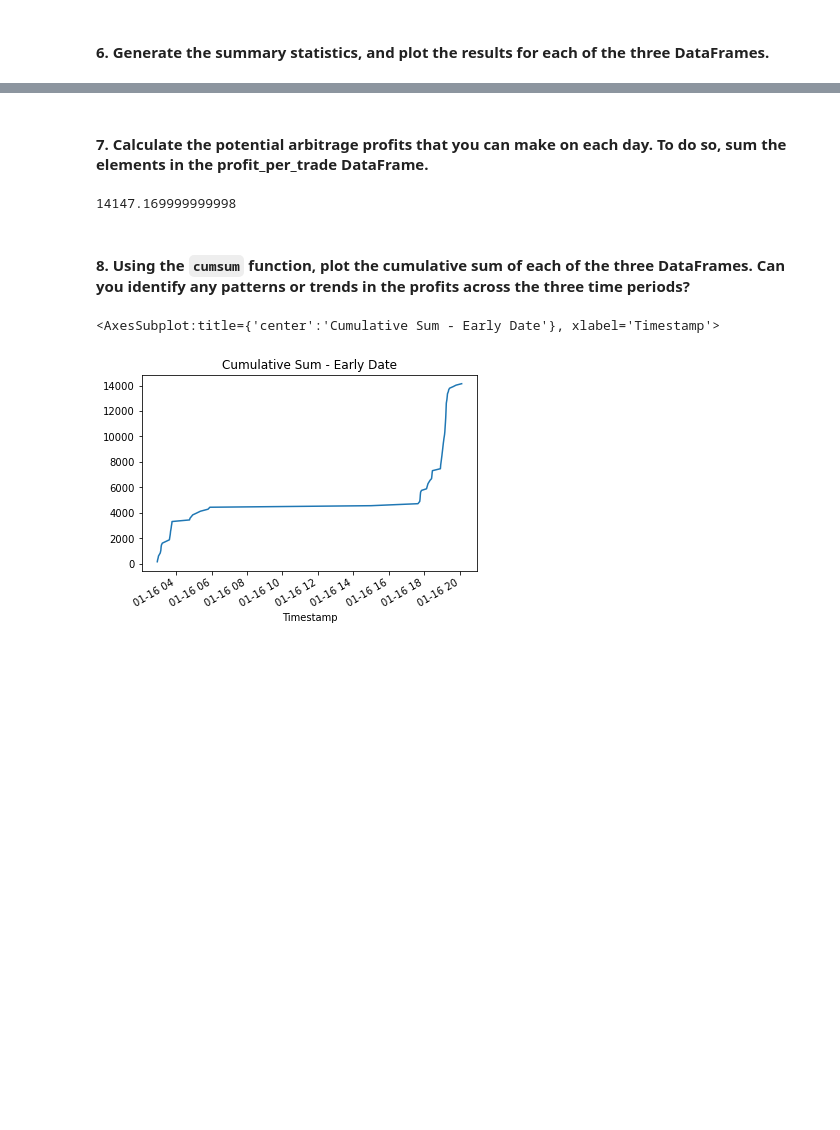
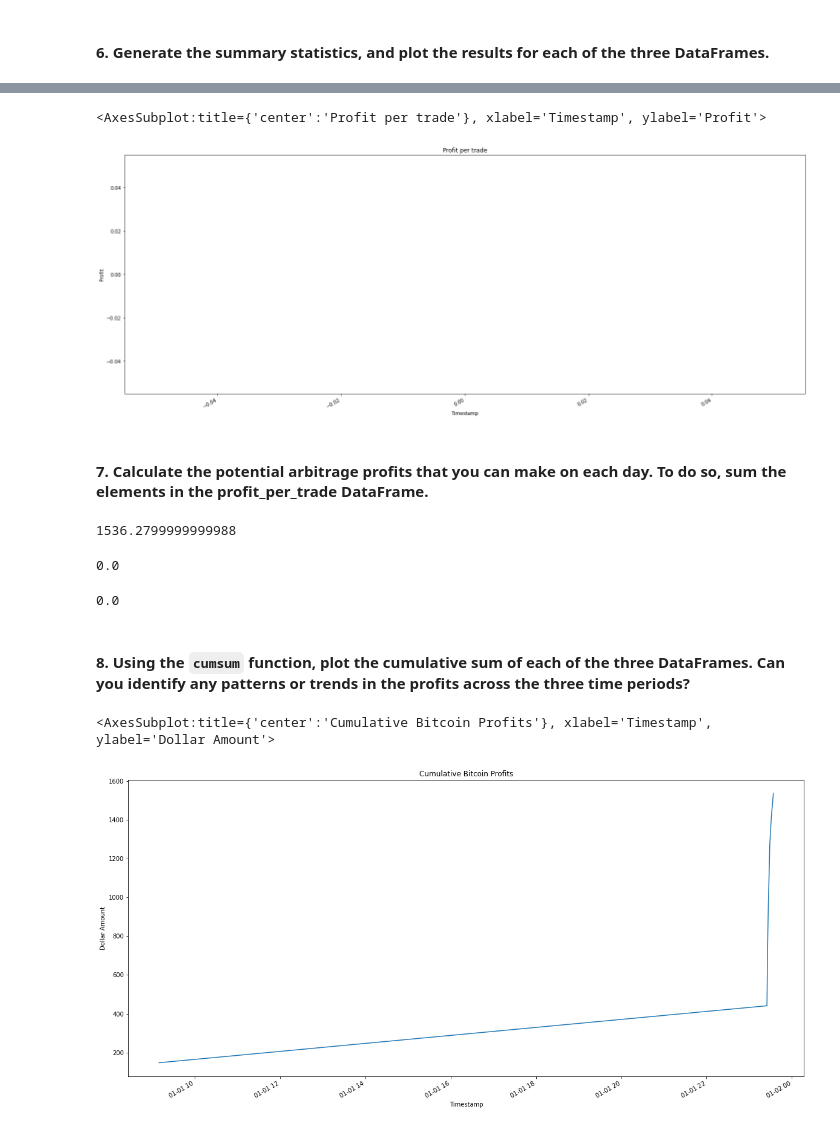
Before and after one commit to mimisull/Challenge-3, a Jupyter notebook: crypto_arbitrage.ipynb, the cells around one changed output, grey strips where cells are left out. Drawn from its saved outputs; the diff is of its cells as text; code cells hidden in the pictures; blank space fills up the shorter version.

```diff
--- a/crypto_arbitrage.ipynb
+++ b/crypto_arbitrage.ipynb
@@ -430,0 +446,5 @@ Name: Close, dtype: float64
+# %%
+arbitrage_spread_late = coinbase['Close'].loc['2018-03-31 00:00:00':'2018-03-31 23:59:00'] - bitstamp['Close'].loc['2018-03-31 00:00:00':'2018-03-31 23:59:00']
+
+# Use a conditional statement to generate the summary statistics for each arbitrage_spread DataFrame
+arbitrage_spread_late.describe()
@@ -453,0 +503,5 @@ Name: Close, Length: 1440, dtype: float64
+# %%
+spread_return_late = arbitrage_spread_late[arbitrage_spread_late>0] / coinbase['Close'].loc['2018-03-31 00:00:00':'2018-03-31 23:59:00']
+
+# Review the spread return DataFrame
+spread_return_late
@@ -466,0 +546,5 @@ Name: Close, dtype: float64
+# %%
+profitable_trades_late = spread_return_late[spread_return_late > .01]
+
+# Review the first five profitable trades
+profitable_trades_late.head(5)
@@ -508,0 +626,8 @@ Name: Close, Length: 73, dtype: float64
+# %%
+profit_late = profitable_trades_late * bitstamp['Weighted Price'].loc['2018-03-31 00:00:00':'2018-03-31 23:59:00']
+
+# Drop any missing values from the profit DataFrame
+profit_per_trade_late = profit_late.dropna()
+
+# View the early profit DataFrame
+profit_per_trade_late
@@ -530,10 +685,26 @@ Name: Close, dtype: float64
+# %%
+profit_per_trade_late.plot(kind=("line"), ylabel='Profit', title='Profit per trade', figsize=(25, 10))
+# %% [output]
+<AxesSubplot:title={'center':'Profit per trade'}, xlabel='Timestamp', ylabel='Profit'>
+[figure, added]
 # %% [markdown]
 #### 7. Calculate the potential arbitrage profits that you can make on each day. To do so, sum the elements in the profit_per_trade DataFrame.
 # %%
 # Calculate the sum of the potential profits for the early profit per trade DataFrame
-# YOUR CODE HERE
+profit_sum_early = profit_per_trade_early.sum()
+profit_sum_early
 # %% [output]
-14147.169999999998
+1536.2799999999988
+# %%
+profit_sum_middle = profit_per_trade_middle.sum()
+profit_sum_middle
+# %% [output]
+0.0
+# %%
+profit_sum_late = profit_per_trade_late.sum()
+profit_sum_late
+# %% [output]
+0.0
 # %% [markdown]
 #### 8. Using the `cumsum` function, plot the cumulative sum of each of the three DataFrames. Can you identify any patterns or trends in the profits across the three time periods?
 # %%
@@ -542,6 +713,6 @@ cumulative_profit_early = # YOUR CODE HERE
 # %%
 # Plot the cumulative sum of profits for the early profit per trade DataFrame
-# YOUR CODE HERE
+cumulative_profit_early.plot(figsize=(20,10), title="Cumulative Bitcoin Profits", ylabel='Dollar Amount')
 # %% [output]
-<AxesSubplot:title={'center':'Cumulative Sum - Early Date'}, xlabel='Timestamp'>
+<AxesSubplot:title={'center':'Cumulative Bitcoin Profits'}, xlabel='Timestamp', ylabel='Dollar Amount'>
-[figure, old version]
+[figure, new version]
```
Also changed, not shown: parts of 26 cells of this notebook.
